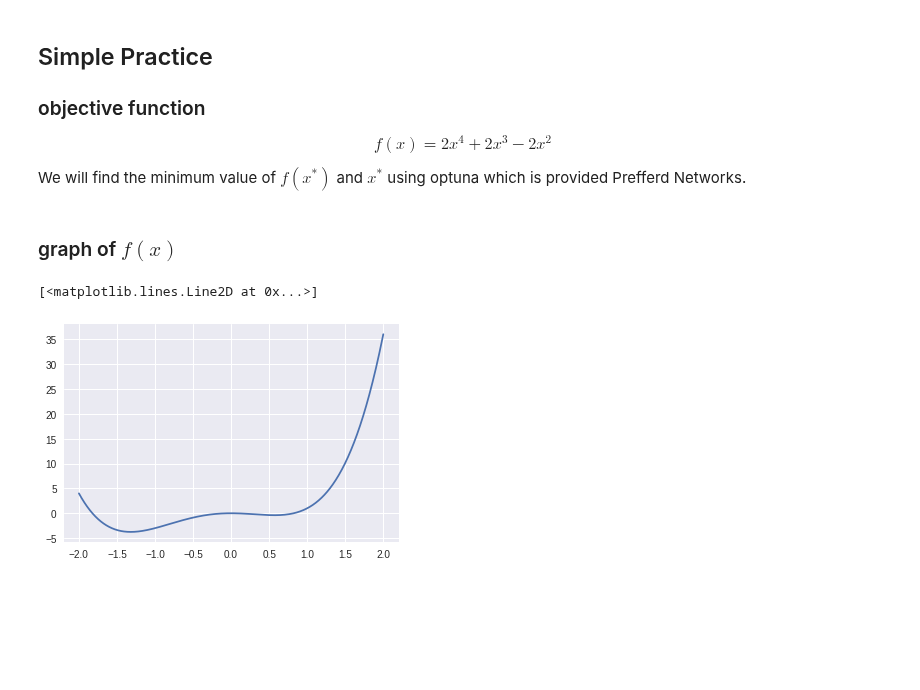
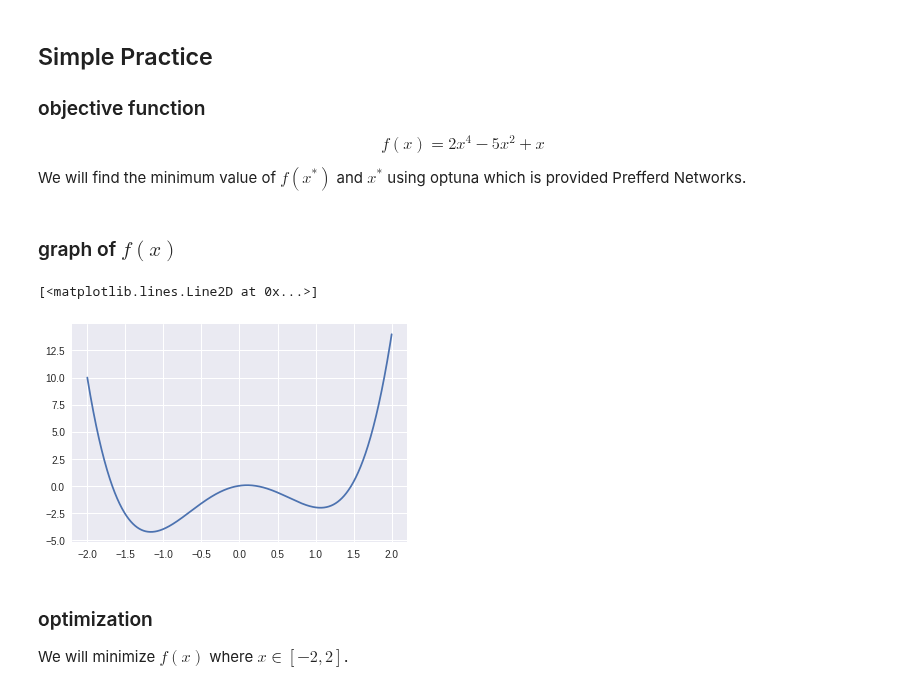
Before and after one commit to hellocybernetics/TensorFlow2.0_Eager_Execution_Tutorials, a Jupyter notebook: tutorials/99_others/hyper_parameter_optimization_using_optuna.ipynb, the cells around one changed output. Saved outputs shown, nothing was run; the diff lists cells and outputs as text; code cells hidden in the pictures; blank space fills up the shorter version.

```diff
--- a/tutorials/99_others/hyper_parameter_optimization_using_optuna.ipynb
+++ b/tutorials/99_others/hyper_parameter_optimization_using_optuna.ipynb
@@ -31,7 +31,7 @@ import matplotlib.pyplot as plt
 ### objective function
 
 $$
-f(x) = 2x^4 + 2x^3 - 2x^2
+f(x) = 2x^4 - 5x^2 + x
 $$
 
 We will find the minimum value of $f(x^*)$ and $x^*$ using optuna which is provided Prefferd Networks.
@@ -39,7 +39,10 @@ We will find the minimum value of $f(x^*)$ and $x^*$ using optuna which is provi
 ### graph of $f(x)$
 # %%
 x = np.linspace(-2, 2, 1000)
-plt.plot(x, 2*x**4 + 2*x**3 - 3*x**2)
+plt.plot(x, 2*x**4 - 5*x**2 + x)
 # %% [output]
 [<matplotlib.lines.Line2D at 0x...>]
-[figure, old version]
+[figure, new version]
+# %% [markdown]
+### optimization
+We will minimize $f(x)$ where $x \in [-2, 2]$.
```
Also changed, not shown: parts of 20 cells of this notebook.
